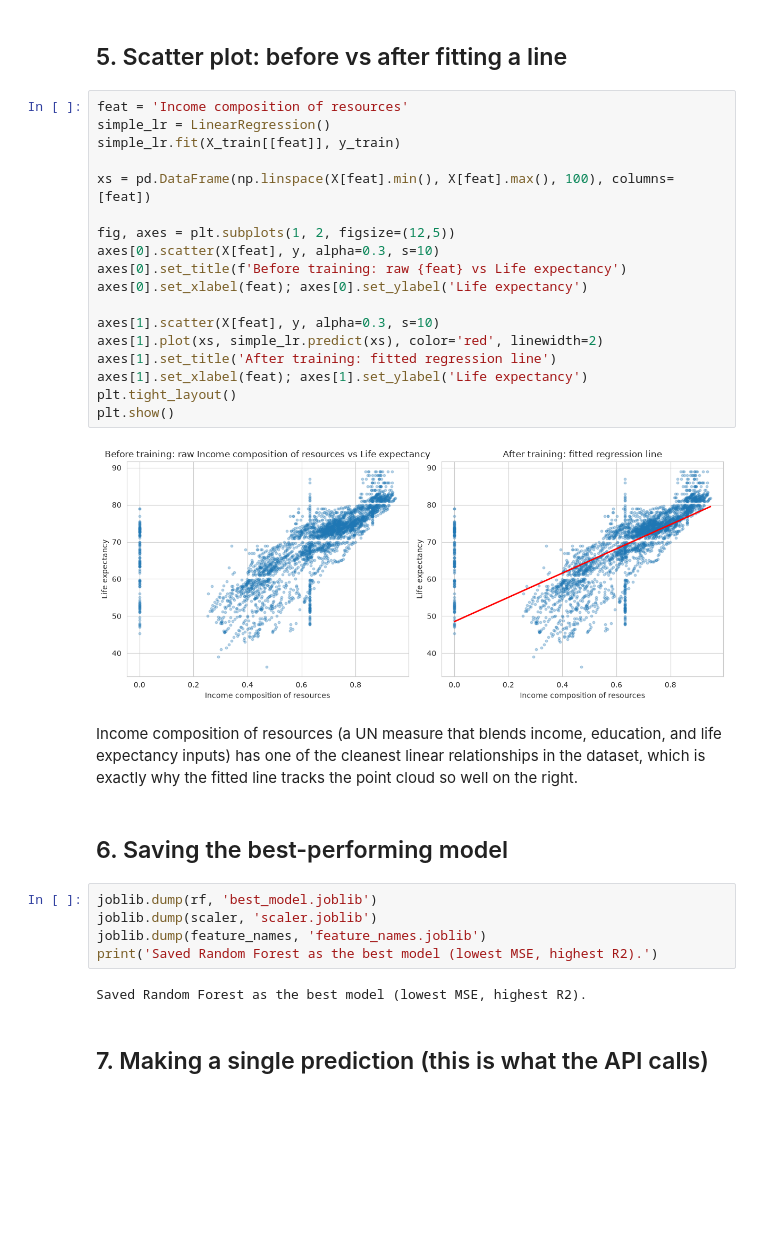
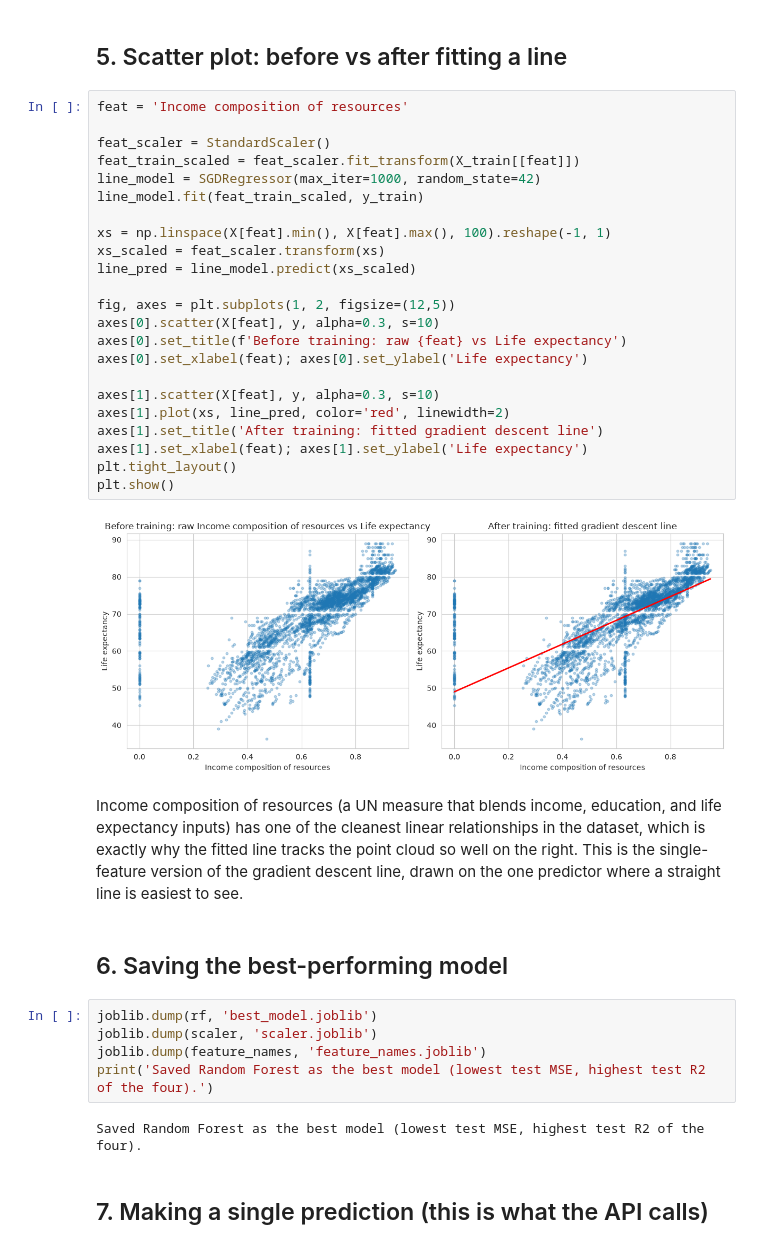
Before and after one commit to kbelyse/life_expectancy_predictor, a Jupyter notebook: summative/linear_regression/multivariate.ipynb, the cells around one changed output. Drawn from its saved outputs; the diff is of its cells as text; blank space fills up the shorter version.

```diff
--- a/summative/linear_regression/multivariate.ipynb
+++ b/summative/linear_regression/multivariate.ipynb
@@ -264,35 +329,40 @@ results
 ## 5. Scatter plot: before vs after fitting a line
 # %%
 feat = 'Income composition of resources'
-simple_lr = LinearRegression()
-simple_lr.fit(X_train[[feat]], y_train)
 
-xs = pd.DataFrame(np.linspace(X[feat].min(), X[feat].max(), 100), columns=[feat])
+feat_scaler = StandardScaler()
+feat_train_scaled = feat_scaler.fit_transform(X_train[[feat]])
+line_model = SGDRegressor(max_iter=1000, random_state=42)
+line_model.fit(feat_train_scaled, y_train)
+
+xs = np.linspace(X[feat].min(), X[feat].max(), 100).reshape(-1, 1)
+xs_scaled = feat_scaler.transform(xs)
+line_pred = line_model.predict(xs_scaled)
 
 fig, axes = plt.subplots(1, 2, figsize=(12,5))
 axes[0].scatter(X[feat], y, alpha=0.3, s=10)
 axes[0].set_title(f'Before training: raw {feat} vs Life expectancy')
 axes[0].set_xlabel(feat); axes[0].set_ylabel('Life expectancy')
 
 axes[1].scatter(X[feat], y, alpha=0.3, s=10)
-axes[1].plot(xs, simple_lr.predict(xs), color='red', linewidth=2)
-axes[1].set_title('After training: fitted regression line')
+axes[1].plot(xs, line_pred, color='red', linewidth=2)
+axes[1].set_title('After training: fitted gradient descent line')
 axes[1].set_xlabel(feat); axes[1].set_ylabel('Life expectancy')
 plt.tight_layout()
 plt.show()
 # %% [output]
-[figure, old version]
+[figure, new version]
 # %% [markdown]
-Income composition of resources (a UN measure that blends income, education, and life expectancy inputs) has one of the cleanest linear relationships in the dataset, which is exactly why the fitted line tracks the point cloud so well on the right.
+Income composition of resources (a UN measure that blends income, education, and life expectancy inputs) has one of the cleanest linear relationships in the dataset, which is exactly why the fitted line tracks the point cloud so well on the right. This is the single-feature version of the gradient descent line, drawn on the one predictor where a straight line is easiest to see.
 # %% [markdown]
 ## 6. Saving the best-performing model
 # %%
 joblib.dump(rf, 'best_model.joblib')
 joblib.dump(scaler, 'scaler.joblib')
 joblib.dump(feature_names, 'feature_names.joblib')
-print('Saved Random Forest as the best model (lowest MSE, highest R2).')
+print('Saved Random Forest as the best model (lowest test MSE, highest test R2 of the four).')
 # %% [output]
-Saved Random Forest as the best model (lowest MSE, highest R2).
+Saved Random Forest as the best model (lowest test MSE, highest test R2 of the four).
 # %% [markdown]
 ## 7. Making a single prediction (this is what the API calls)
 # %%
```
Also changed, not shown: parts of 13 cells of this notebook, 1 other file.
